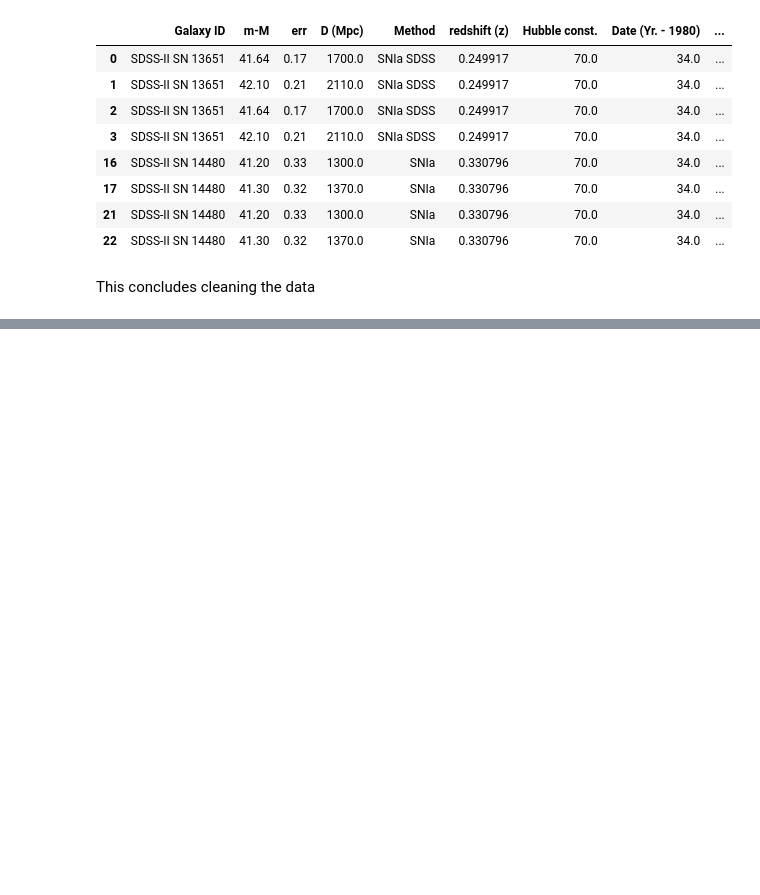
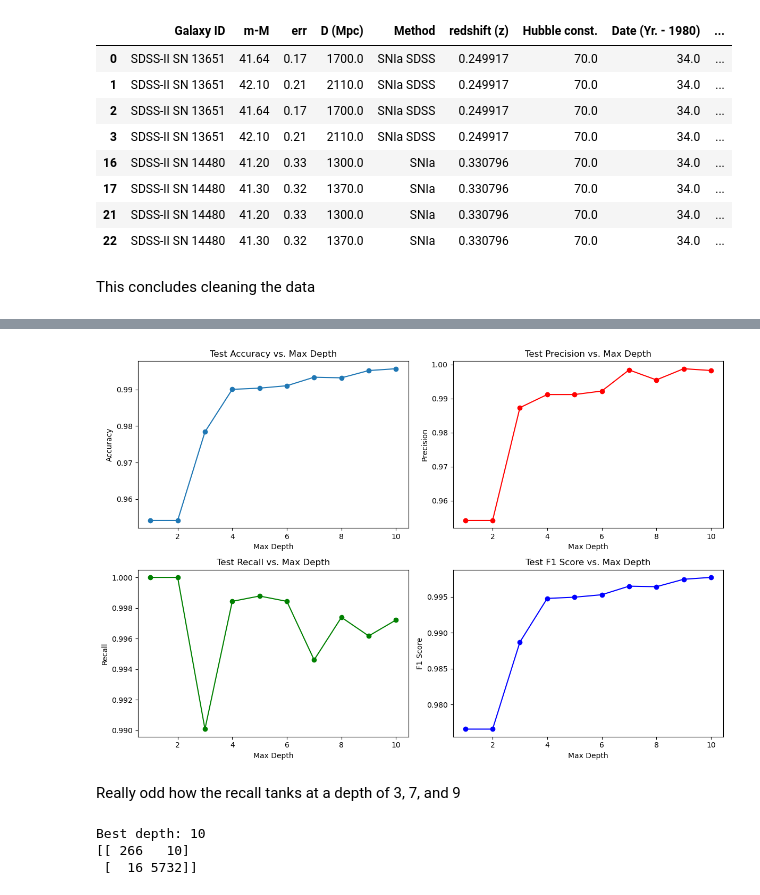
Before and after one commit to mlagnado/Decision_Tree_Final, a Jupyter notebook: Decision_Tree.ipynb, the cells around one changed output, grey strips where cells are left out. Cells and saved outputs as stored; diff of their text form; code cells hidden in the pictures; blank space fills up the shorter version.

Commit message:
Created model and began validation

```diff
--- a/Decision_Tree.ipynb
+++ b/Decision_Tree.ipynb
@@ -257,0 +260,11 @@ predictions = [predict_tree(tree, sample) for sample in X] #Use the tree
+# %%
+from sklearn.model_selection import train_test_split
+from sklearn.metrics import confusion_matrix, precision_score, recall_score, f1_score
+
+X_train, X_test, y_train, y_test = train_test_split(X, y, test_size=0.2, random_state=42)
+
+def predict(node, X):
+    '''
+    this function is used to make a prediction on a tree from a testing dataset
+    '''
+    return np.array([predict_tree(node, sample) for sample in X])
@@ -257,0 +299,37 @@ predictions = [predict_tree(tree, sample) for sample in X] #Use the tree
+# %%
+plt.figure(figsize=(12, 8))
+
+# Accuracy plot
+plt.subplot(2, 2, 1)
+plt.plot(range(1, 11), test_accuracies, marker='o')
+plt.title('Test Accuracy vs. Max Depth')
+plt.xlabel('Max Depth')
+plt.ylabel('Accuracy')
+
+# Precision plot
+plt.subplot(2, 2, 2)
+plt.plot(range(1, 11), test_precisions, marker='o', color='r')
+plt.title('Test Precision vs. Max Depth')
+plt.xlabel('Max Depth')
+plt.ylabel('Precision')
+
+# Recall plot
+plt.subplot(2, 2, 3)
+plt.plot(range(1, 11), test_recalls, marker='o', color='g')
+plt.title('Test Recall vs. Max Depth')
+plt.xlabel('Max Depth')
+plt.ylabel('Recall')
+
+# F1 plot
+plt.subplot(2, 2, 4)
+plt.plot(range(1, 11), test_f1s, marker='o', color='b')
+plt.title('Test F1 Score vs. Max Depth')
+plt.xlabel('Max Depth')
+plt.ylabel('F1 Score')
+
+plt.tight_layout()
+plt.show()
+# %% [output]
+[figure, added]
+# %% [markdown]
+Really odd how the recall tanks at a depth of 3, 7, and 9
@@ -257,0 +343,7 @@ predictions = [predict_tree(tree, sample) for sample in X] #Use the tree
+# %%
+print('Best depth:', best_depth) #well of course it is 10
+print(conf_matrix)
+# %% [output]
+Best depth: 10
+[[ 266   10]
+ [  16 5732]]
```
Also changed, not shown: parts of 15 cells of this notebook.
